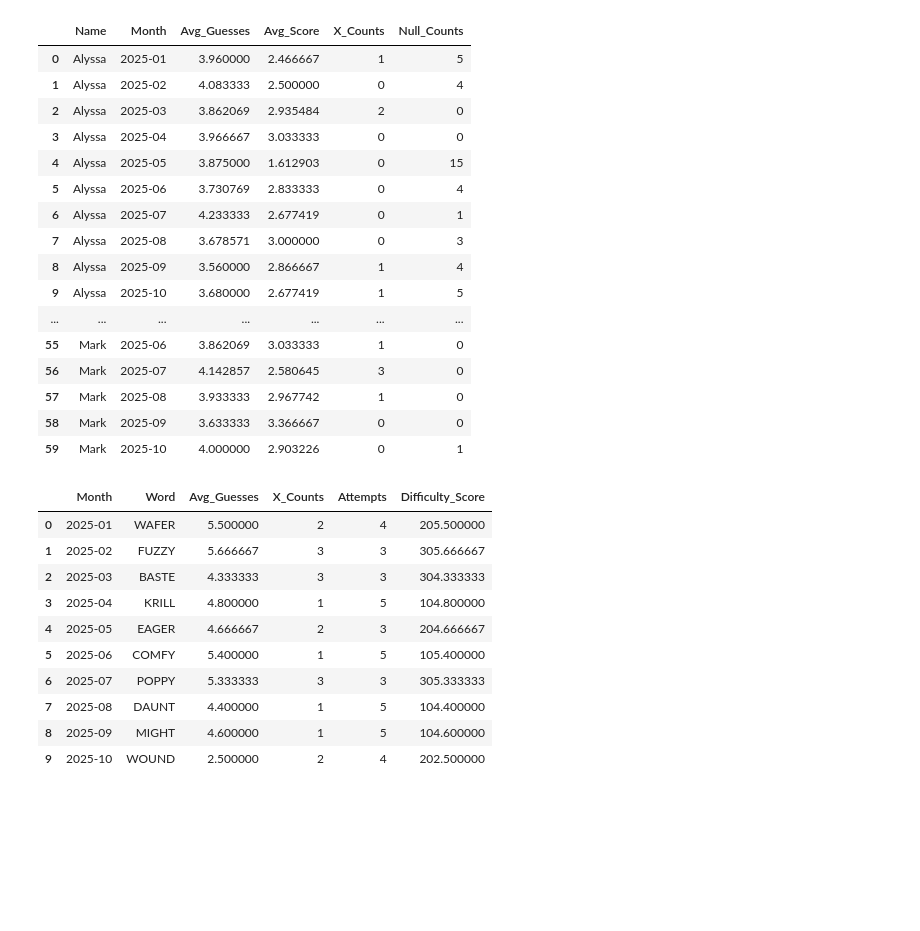
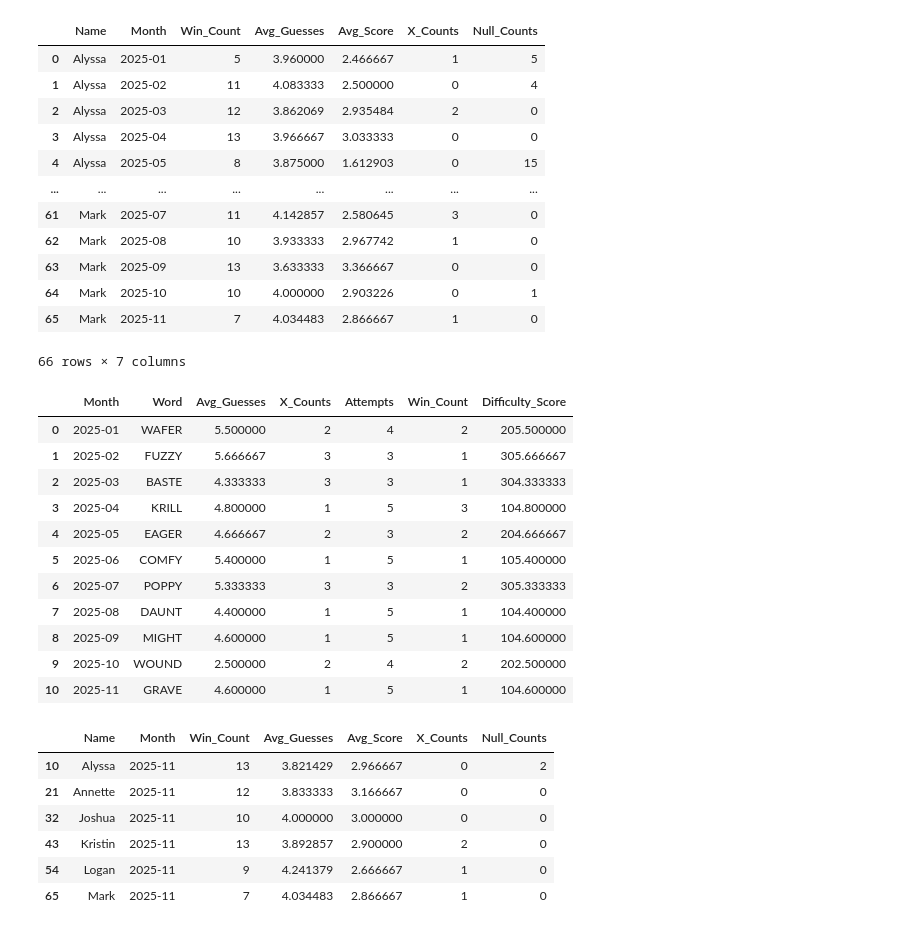
Before and after one commit to Joshua-C-Bryant/WORDLE-Tracker, a Jupyter notebook: notebooks/worlde_notebook.ipynb, the cells around one changed output. Drawn from its saved outputs; the diff is of its cells as text; code cells hidden in the pictures; blank space fills up the shorter version.

```diff
--- a/notebooks/worlde_notebook.ipynb
+++ b/notebooks/worlde_notebook.ipynb
@@ -4,6 +6,6 @@ import numpy as np
 # %%
 # Importing my data
-df = pd.read_csv("../data/Wordle102025.csv")
+df = pd.read_csv("../data/Wordle112025.csv")
 # %%
 # Converting Date column to datetime
 df['Date'] = pd.to_datetime(df['Date'])
@@ -25,3 +27,5 @@ df['Is_X'] = df['Guesses_raw'].astype(str).str.upper().eq("X")
 # %%
 # Is null
 df['Is_Null'] = df['Guesses_raw'].isna()
+# %%
+df['Win_Flag'] = df['Winner'].str.upper().eq("YES").astype(int)
@@ -28,35 +48,32 @@ df['Is_Null'] = df['Guesses_raw'].isna()
 # %%
 # Monthly summary
 monthly_summary = (
     df.groupby(['Name', 'Month'])
       .agg(
+          Win_Count=('Win_Flag', 'sum'),
           Avg_Guesses=('Guesses', 'mean'),
           Avg_Score=('Score', 'mean'),
           X_Counts=('Is_X', 'sum'),
           Null_Counts=('Is_Null', 'sum')
       )
       .reset_index()
 )
 
 monthly_summary
 # %% [output]
-|  | Name | Month | Avg_Guesses | Avg_Score | X_Counts | Null_Counts |
-| 0 | Alyssa | 2025-01 | 3.960000 | 2.466667 | 1 | 5 |
-| 1 | Alyssa | 2025-02 | 4.083333 | 2.500000 | 0 | 4 |
-| 2 | Alyssa | 2025-03 | 3.862069 | 2.935484 | 2 | 0 |
-| 3 | Alyssa | 2025-04 | 3.966667 | 3.033333 | 0 | 0 |
-| 4 | Alyssa | 2025-05 | 3.875000 | 1.612903 | 0 | 15 |
-| 5 | Alyssa | 2025-06 | 3.730769 | 2.833333 | 0 | 4 |
-| 6 | Alyssa | 2025-07 | 4.233333 | 2.677419 | 0 | 1 |
-| 7 | Alyssa | 2025-08 | 3.678571 | 3.000000 | 0 | 3 |
-| 8 | Alyssa | 2025-09 | 3.560000 | 2.866667 | 1 | 4 |
-| 9 | Alyssa | 2025-10 | 3.680000 | 2.677419 | 1 | 5 |
-| ... | ... | ... | ... | ... | ... | ... |
-| 55 | Mark | 2025-06 | 3.862069 | 3.033333 | 1 | 0 |
-| 56 | Mark | 2025-07 | 4.142857 | 2.580645 | 3 | 0 |
-| 57 | Mark | 2025-08 | 3.933333 | 2.967742 | 1 | 0 |
-| 58 | Mark | 2025-09 | 3.633333 | 3.366667 | 0 | 0 |
-| 59 | Mark | 2025-10 | 4.000000 | 2.903226 | 0 | 1 |
+|  | Name | Month | Win_Count | Avg_Guesses | Avg_Score | X_Counts | Null_Counts |
+| 0 | Alyssa | 2025-01 | 5 | 3.960000 | 2.466667 | 1 | 5 |
+| 1 | Alyssa | 2025-02 | 11 | 4.083333 | 2.500000 | 0 | 4 |
+| 2 | Alyssa | 2025-03 | 12 | 3.862069 | 2.935484 | 2 | 0 |
+| 3 | Alyssa | 2025-04 | 13 | 3.966667 | 3.033333 | 0 | 0 |
+| 4 | Alyssa | 2025-05 | 8 | 3.875000 | 1.612903 | 0 | 15 |
+| ... | ... | ... | ... | ... | ... | ... | ... |
+| 61 | Mark | 2025-07 | 11 | 4.142857 | 2.580645 | 3 | 0 |
+| 62 | Mark | 2025-08 | 10 | 3.933333 | 2.967742 | 1 | 0 |
+| 63 | Mark | 2025-09 | 13 | 3.633333 | 3.366667 | 0 | 0 |
+| 64 | Mark | 2025-10 | 10 | 4.000000 | 2.903226 | 0 | 1 |
+| 65 | Mark | 2025-11 | 7 | 4.034483 | 2.866667 | 1 | 0 |
+66 rows × 7 columns
 # %%
 # --- Difficulty Stats Per Word & Month ---
 word_stats = (
@@ -64,7 +81,8 @@ word_stats = (
       .agg(
           Avg_Guesses=('Guesses', 'mean'),
           X_Counts=('Is_X', 'sum'),
-          Attempts=('Guesses', 'count')
+          Attempts=('Guesses', 'count'),
+          Win_Count=('Win_Flag','sum')
       )
       .reset_index()
 )
@@ -82,14 +100,25 @@ hardest_words = (
 
 hardest_words
 # %% [output]
-|  | Month | Word | Avg_Guesses | X_Counts | Attempts | Difficulty_Score |
-| 0 | 2025-01 | WAFER | 5.500000 | 2 | 4 | 205.500000 |
-| 1 | 2025-02 | FUZZY | 5.666667 | 3 | 3 | 305.666667 |
-| 2 | 2025-03 | BASTE | 4.333333 | 3 | 3 | 304.333333 |
-| 3 | 2025-04 | KRILL | 4.800000 | 1 | 5 | 104.800000 |
-| 4 | 2025-05 | EAGER | 4.666667 | 2 | 3 | 204.666667 |
-| 5 | 2025-06 | COMFY | 5.400000 | 1 | 5 | 105.400000 |
-| 6 | 2025-07 | POPPY | 5.333333 | 3 | 3 | 305.333333 |
-| 7 | 2025-08 | DAUNT | 4.400000 | 1 | 5 | 104.400000 |
-| 8 | 2025-09 | MIGHT | 4.600000 | 1 | 5 | 104.600000 |
-| 9 | 2025-10 | WOUND | 2.500000 | 2 | 4 | 202.500000 |
+|  | Month | Word | Avg_Guesses | X_Counts | Attempts | Win_Count | Difficulty_Score |
+| 0 | 2025-01 | WAFER | 5.500000 | 2 | 4 | 2 | 205.500000 |
+| 1 | 2025-02 | FUZZY | 5.666667 | 3 | 3 | 1 | 305.666667 |
+| 2 | 2025-03 | BASTE | 4.333333 | 3 | 3 | 1 | 304.333333 |
+| 3 | 2025-04 | KRILL | 4.800000 | 1 | 5 | 3 | 104.800000 |
+| 4 | 2025-05 | EAGER | 4.666667 | 2 | 3 | 2 | 204.666667 |
+| 5 | 2025-06 | COMFY | 5.400000 | 1 | 5 | 1 | 105.400000 |
+| 6 | 2025-07 | POPPY | 5.333333 | 3 | 3 | 2 | 305.333333 |
+| 7 | 2025-08 | DAUNT | 4.400000 | 1 | 5 | 1 | 104.400000 |
+| 8 | 2025-09 | MIGHT | 4.600000 | 1 | 5 | 1 | 104.600000 |
+| 9 | 2025-10 | WOUND | 2.500000 | 2 | 4 | 2 | 202.500000 |
+| 10 | 2025-11 | GRAVE | 4.600000 | 1 | 5 | 1 | 104.600000 |
+# %%
+monthly_summary[monthly_summary['Month'] == "2025-11"]
+# %% [output]
+|  | Name | Month | Win_Count | Avg_Guesses | Avg_Score | X_Counts | Null_Counts |
+| 10 | Alyssa | 2025-11 | 13 | 3.821429 | 2.966667 | 0 | 2 |
+| 21 | Annette | 2025-11 | 12 | 3.833333 | 3.166667 | 0 | 0 |
+| 32 | Joshua | 2025-11 | 10 | 4.000000 | 3.000000 | 0 | 0 |
+| 43 | Kristin | 2025-11 | 13 | 3.892857 | 2.900000 | 2 | 0 |
+| 54 | Logan | 2025-11 | 9 | 4.241379 | 2.666667 | 1 | 0 |
+| 65 | Mark | 2025-11 | 7 | 4.034483 | 2.866667 | 1 | 0 |
```
Also changed, not shown: parts of 4 cells of this notebook.
